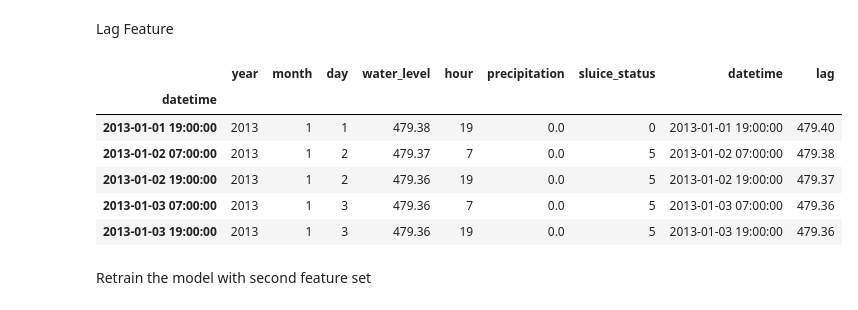
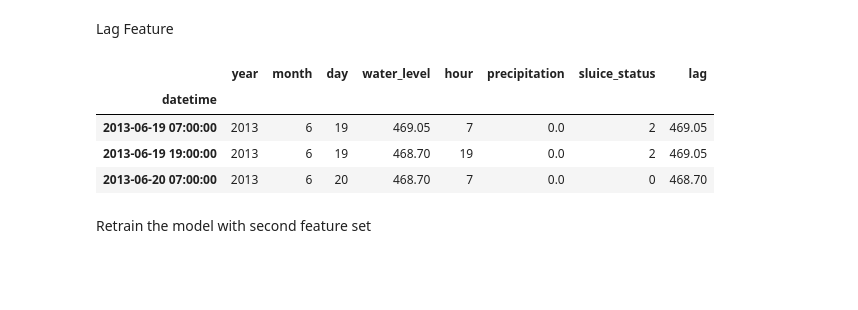
Before and after one commit to Hantuna8459/WaterLevelPrediction_SelectingModel, a Jupyter notebook: LinearRegression.ipynb, the cells around one changed output. Saved outputs shown, nothing was run; the diff lists cells and outputs as text; code cells hidden in the pictures; blank space fills up the shorter version.

```diff
--- a/LinearRegression.ipynb
+++ b/LinearRegression.ipynb
@@ -129,20 +129,19 @@ Lag Feature
 # %%
 def add_lag(df):
     target_map = df['water_level'].to_dict() # mapping water level
     df['lag'] = (df.index - pd.Timedelta('12 hours')).map(target_map)# lag 12 hours
     return df
 
 df = add_lag(df)
 df = df.dropna(subset=['lag'])# drop the NaN value because linear regression won't accept it
-df.head()
+
+df.loc['2013-06-19':'2013-06-24']
 # %% [output]
-|  | year | month | day | water_level | hour | precipitation | sluice_status | datetime | lag |
-| datetime |  |  |  |  |  |  |  |  |  |
-| 2013-01-01 19:00:00 | 2013 | 1 | 1 | 479.38 | 19 | 0.0 | 0 | 2013-01-01 19:00:00 | 479.40 |
-| 2013-01-02 07:00:00 | 2013 | 1 | 2 | 479.37 | 7 | 0.0 | 5 | 2013-01-02 07:00:00 | 479.38 |
-| 2013-01-02 19:00:00 | 2013 | 1 | 2 | 479.36 | 19 | 0.0 | 5 | 2013-01-02 19:00:00 | 479.37 |
-| 2013-01-03 07:00:00 | 2013 | 1 | 3 | 479.36 | 7 | 0.0 | 5 | 2013-01-03 07:00:00 | 479.36 |
-| 2013-01-03 19:00:00 | 2013 | 1 | 3 | 479.36 | 19 | 0.0 | 5 | 2013-01-03 19:00:00 | 479.36 |
+|  | year | month | day | water_level | hour | precipitation | sluice_status | lag |
+| datetime |  |  |  |  |  |  |  |  |
+| 2013-06-19 07:00:00 | 2013 | 6 | 19 | 469.05 | 7 | 0.0 | 2 | 469.05 |
+| 2013-06-19 19:00:00 | 2013 | 6 | 19 | 468.70 | 19 | 0.0 | 2 | 469.05 |
+| 2013-06-20 07:00:00 | 2013 | 6 | 20 | 468.70 | 7 | 0.0 | 0 | 468.70 |
 # %% [markdown]
 Retrain the model with second feature set
 # %%
```
Also changed, not shown: 5 other files.
